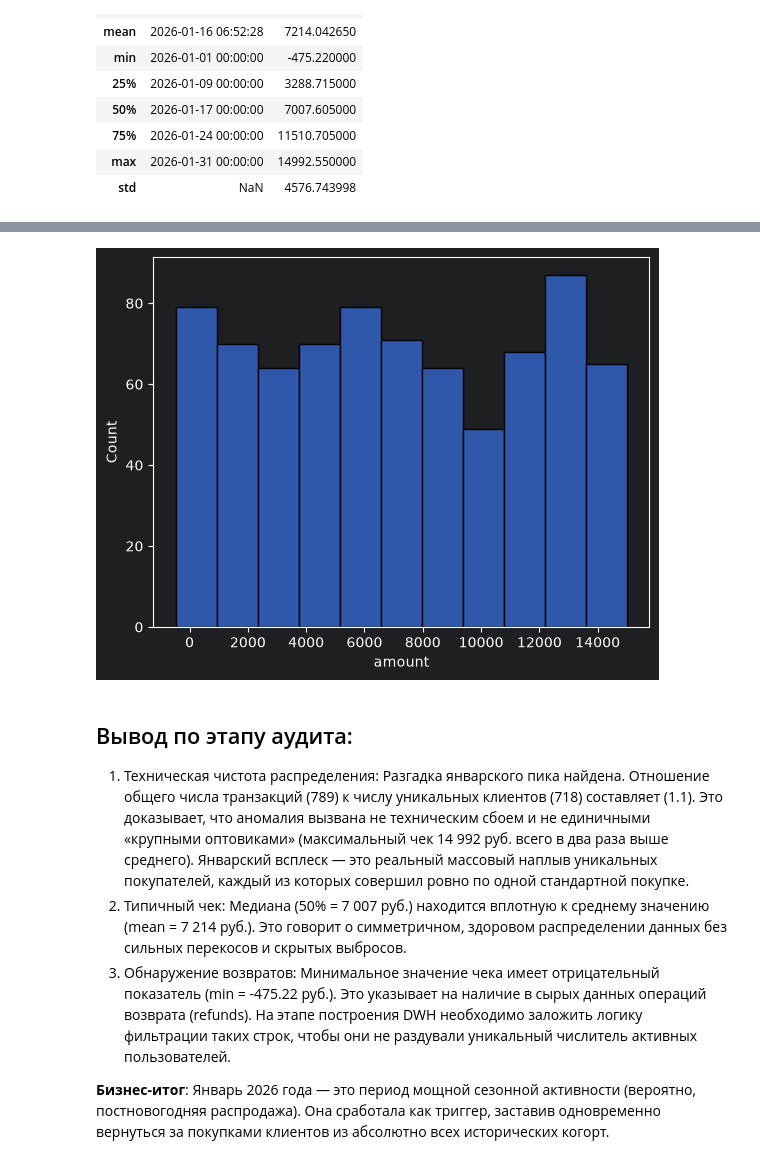
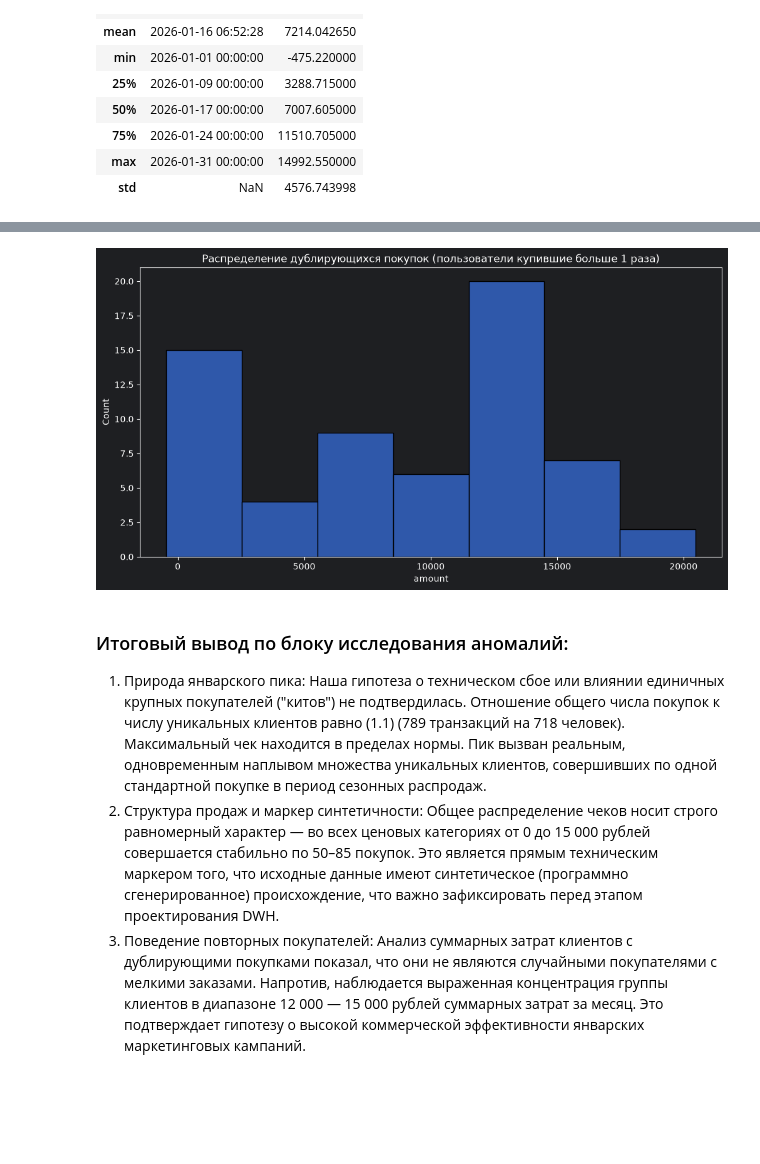
Before and after one commit to Stanislaw-Stasenko/customer_ltv_cohort_analysis, a Jupyter notebook: research_analytcs/data_quality_deep_dive.ipynb, the cells around one changed output, grey strips where cells are left out. Cells and saved outputs as stored; diff of their text form; code cells hidden in the pictures; blank space fills up the shorter version.

Commit message:
Завершение 2 этапа "Глубокое исследование аномалий"

```diff
--- a/research_analytcs/data_quality_deep_dive.ipynb
+++ b/research_analytcs/data_quality_deep_dive.ipynb
@@ -55,12 +63,15 @@ print(f'Количество уникальных клиентов: {unique_user
 # %%
-sns.histplot(data=df_january,x='amount')
+df_duplicates = df_january[df_january['client_uuid'].duplicated()]
+df_duplicates = df_duplicates.groupby('client_uuid')['amount'].sum().reset_index()
+
+plt.figure(figsize = (12,6))
+sns.histplot(data=df_duplicates,x='amount')
+plt.title('Распределение дублирующихся покупок (пользователи купившие больше 1 раза)')
 plt.show()
 # %% [output]
-[figure, old version]
+[figure, new version]
 # %% [markdown]
-## Вывод по этапу аудита:
-1. Техническая чистота распределения: Разгадка январского пика найдена. Отношение общего числа транзакций (789) к числу уникальных клиентов (718) составляет (1.1). Это доказывает, что аномалия вызвана не техническим сбоем и не единичными «крупными оптовиками» (максимальный чек 14 992 руб. всего в два раза выше среднего). Январский всплеск — это реальный массовый наплыв уникальных покупателей, каждый из которых совершил ровно по одной стандартной покупке.
-2. Типичный чек: Медиана (50% = 7 007 руб.) находится вплотную к среднему значению (mean = 7 214 руб.). Это говорит о симметричном, здоровом распределении данных без сильных перекосов и скрытых выбросов.
-3. Обнаружение возвратов: Минимальное значение чека имеет отрицательный показатель (min = -475.22 руб.). Это указывает на наличие в сырых данных операций возврата (refunds). На этапе построения DWH необходимо заложить логику фильтрации таких строк, чтобы они не раздували уникальный числитель активных пользователей.
-
-**Бизнес-итог**: Январь 2026 года — это период мощной сезонной активности (вероятно, постновогодняя распродажа). Она сработала как триггер, заставив одновременно вернуться за покупками клиентов из абсолютно всех исторических когорт.
+### Итоговый вывод по блоку исследования аномалий:
+1. Природа январского пика: Наша гипотеза о техническом сбое или влиянии единичных крупных покупателей ("китов") не подтвердилась. Отношение общего числа покупок к числу уникальных клиентов равно (1.1) (789 транзакций на 718 человек). Максимальный чек находится в пределах нормы. Пик вызван реальным, одновременным наплывом множества уникальных клиентов, совершивших по одной стандартной покупке в период сезонных распродаж.
+2. Структура продаж и маркер синтетичности: Общее распределение чеков носит строго равномерный характер — во всех ценовых категориях от 0 до 15 000 рублей совершается стабильно по 50–85 покупок. Это является прямым техническим маркером того, что исходные данные имеют синтетическое (программно сгенерированное) происхождение, что важно зафиксировать перед этапом проектирования DWH.
+3. Поведение повторных покупателей: Анализ суммарных затрат клиентов с дублирующими покупками показал, что они не являются случайными покупателями с мелкими заказами. Напротив, наблюдается выраженная концентрация группы клиентов в диапазоне 12 000 — 15 000 рублей суммарных затрат за месяц. Это подтверждает гипотезу о высокой коммерческой эффективности январских маркетинговых кампаний.
```
Also changed, not shown: parts of 6 cells of this notebook, 1 other file.
